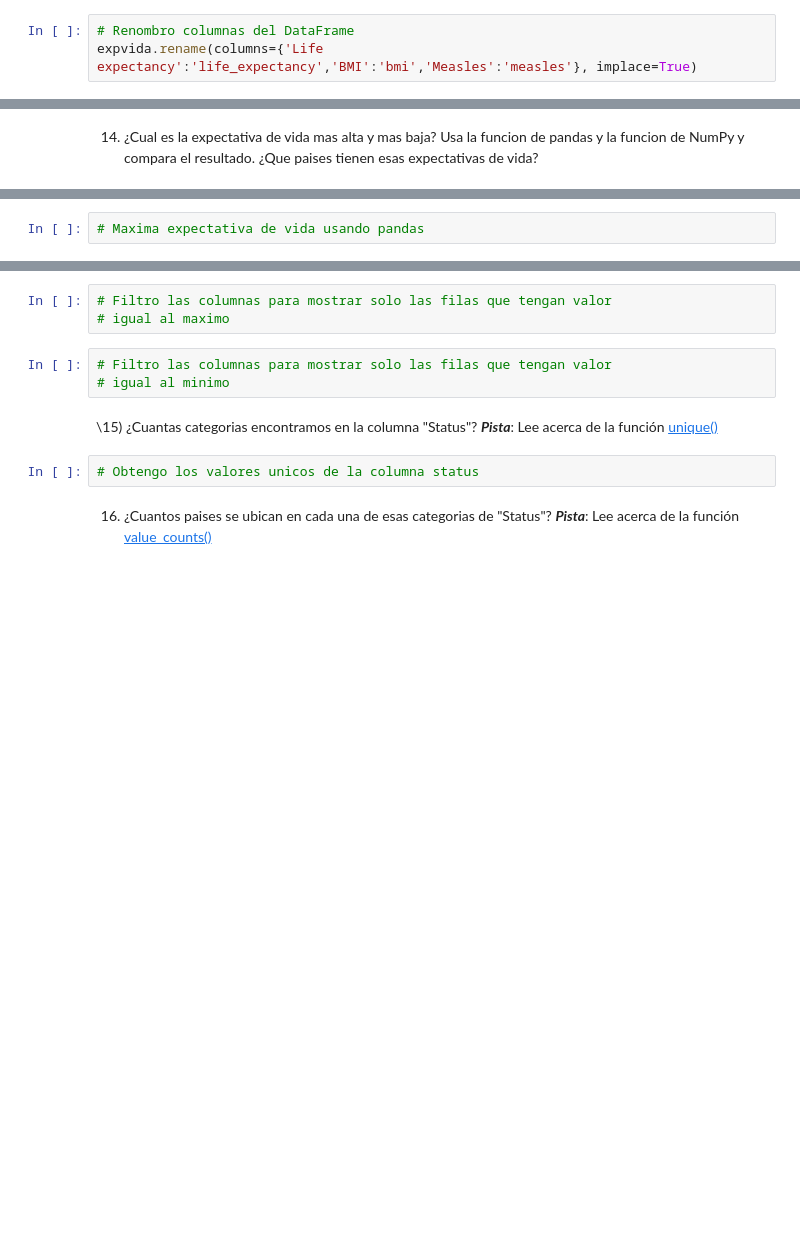
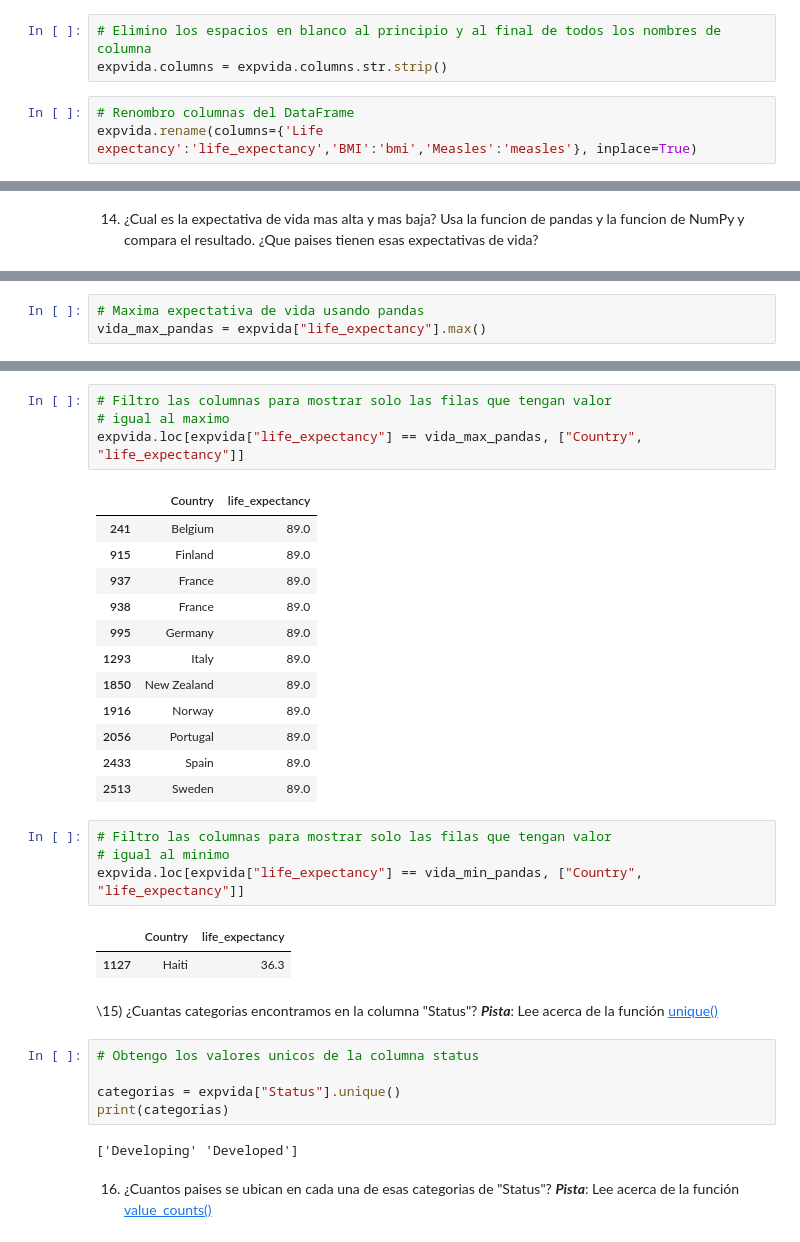
Before and after one commit to GabiMiranda05/Practice-Data-Science, a Jupyter notebook: Ejercicios-python/Notebook_7_Gabriela_Miranda.ipynb, the cells around one changed output, grey strips where cells are left out. Drawn from its saved outputs; the diff is of its cells as text; blank space fills up the shorter version.

```diff
--- a/Ejercicios-python/Notebook_7_Gabriela_Miranda.ipynb
+++ b/Ejercicios-python/Notebook_7_Gabriela_Miranda.ipynb
@@ -104,9 +201,12 @@ Una función útil para este fin es: `.rename()`. Y podemos utilizarla de la sig
 `df.rename(columns={"columna": "columna1", "columna2": "columna3"}, inplace=True)`
 # %% [markdown]
 11) Renombra la columna 'Life expectancy ' como 'life_expectancy', ' BMI ' como 'bmi' y ''Measles ' como 'measles'. No olvides de usar `inplace` para modificar el DataFrame original. Luego chequea que el cambio se haya hecho correctamente.
+# %%
+# Elimino los espacios en blanco al principio y al final de todos los nombres de columna
+expvida.columns = expvida.columns.str.strip()
 # %%
 # Renombro columnas del DataFrame
-expvida.rename(columns={'Life expectancy':'life_expectancy','BMI':'bmi','Measles':'measles'}, implace=True)
+expvida.rename(columns={'Life expectancy':'life_expectancy','BMI':'bmi','Measles':'measles'}, inplace=True)
 # %%
 # Chequeo que se hayan reemplazado correctamente
 expvida.columns
@@ -130,4 +249,5 @@ SyntaxError: invalid syntax (<ipython-input-1-5d021b5fb831>, line 2)
 # %%
 # Maxima expectativa de vida usando pandas
+vida_max_pandas = expvida["life_expectancy"].max()
 # %%
 # Minima expectativa de vida usando numpy
@@ -140,7 +272,25 @@ SyntaxError: invalid syntax (<ipython-input-1-5d021b5fb831>, line 2)
 # %%
 # Filtro las columnas para mostrar solo las filas que tengan valor
 # igual al maximo
+expvida.loc[expvida["life_expectancy"] == vida_max_pandas, ["Country", "life_expectancy"]]
+# %% [output]
+|  | Country | life_expectancy |
+| 241 | Belgium | 89.0 |
+| 915 | Finland | 89.0 |
+| 937 | France | 89.0 |
+| 938 | France | 89.0 |
+| 995 | Germany | 89.0 |
+| 1293 | Italy | 89.0 |
+| 1850 | New Zealand | 89.0 |
+| 1916 | Norway | 89.0 |
+| 2056 | Portugal | 89.0 |
+| 2433 | Spain | 89.0 |
+| 2513 | Sweden | 89.0 |
 # %%
 # Filtro las columnas para mostrar solo las filas que tengan valor
 # igual al minimo
+expvida.loc[expvida["life_expectancy"] == vida_min_pandas, ["Country", "life_expectancy"]]
+# %% [output]
+|  | Country | life_expectancy |
+| 1127 | Haiti | 36.3 |
 # %% [markdown]
@@ -148,5 +299,10 @@ SyntaxError: invalid syntax (<ipython-input-1-5d021b5fb831>, line 2)
 # %%
 # Obtengo los valores unicos de la columna status
+
+categorias = expvida["Status"].unique()
+print(categorias)
+# %% [output]
+['Developing' 'Developed']
 # %% [markdown]
 16) ¿Cuantos paises se ubican en cada una de esas categorias de "Status"? _**Pista**_: Lee acerca de la función [value_counts()](http://pandas.pydata.org/pandas-docs/stable/reference/api/pandas.Series.value_counts.html)
 # %%
```
Also changed, not shown: parts of 31 cells of this notebook.
